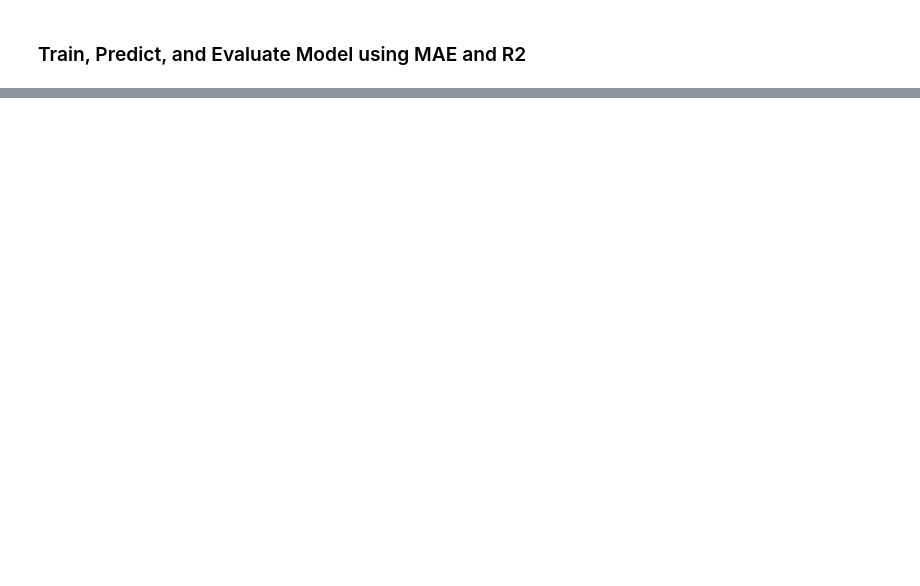
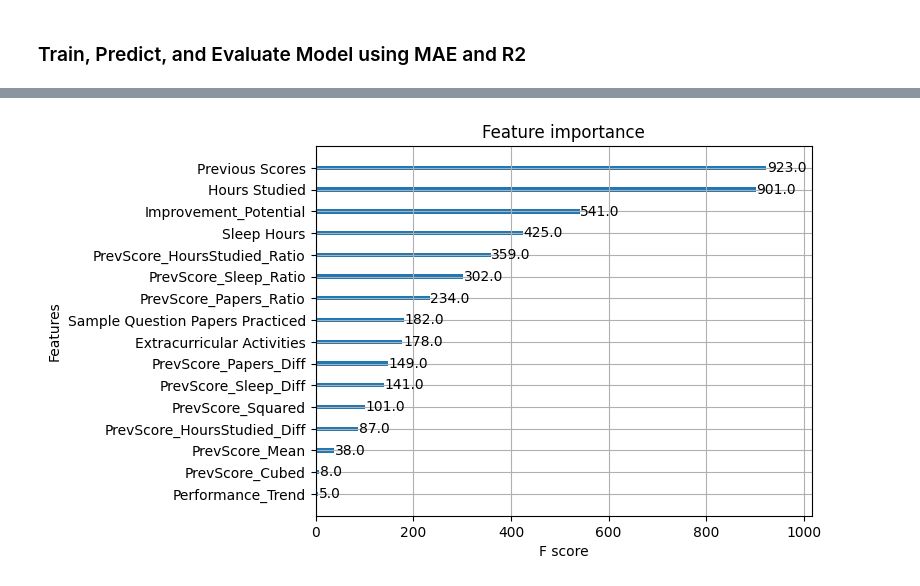
Before and after one commit to jacobmartin26/Kaggle, a Jupyter notebook: Student Performance Regressor/student-performance-regression-using-xgb.ipynb, the cells around one changed output, grey strips where cells are left out. Cells and saved outputs as stored; diff of their text form; code cells hidden in the pictures; blank space fills up the shorter version.

```diff
--- a/Student Performance Regressor/student-performance-regression-using-xgb.ipynb
+++ b/Student Performance Regressor/student-performance-regression-using-xgb.ipynb
@@ -169,0 +274,5 @@ R_2 Score: 0.9885134789103527
+# %%
+plot_importance(model)
+plt.show()
+# %% [output]
+[figure, added]
```
Also changed, not shown: parts of 7 cells of this notebook.
